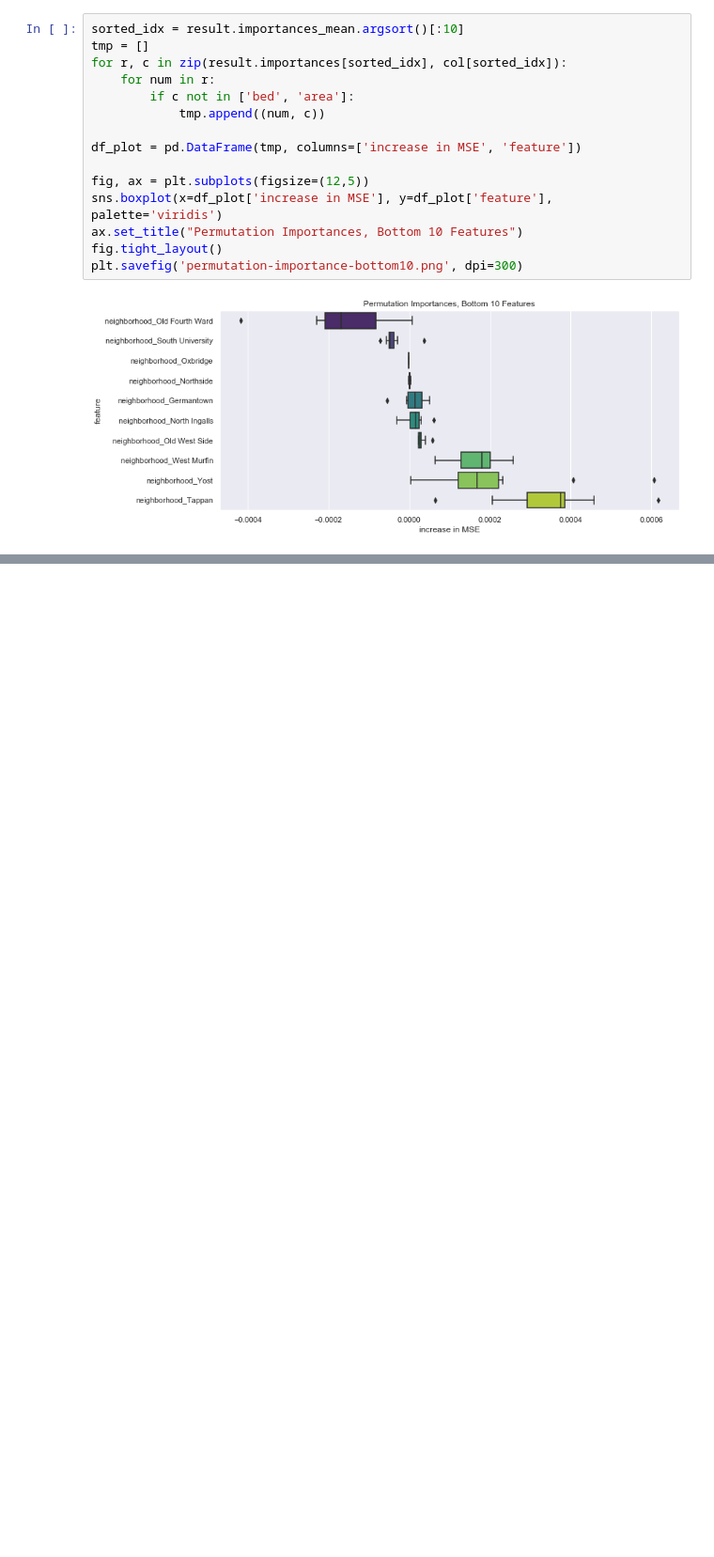
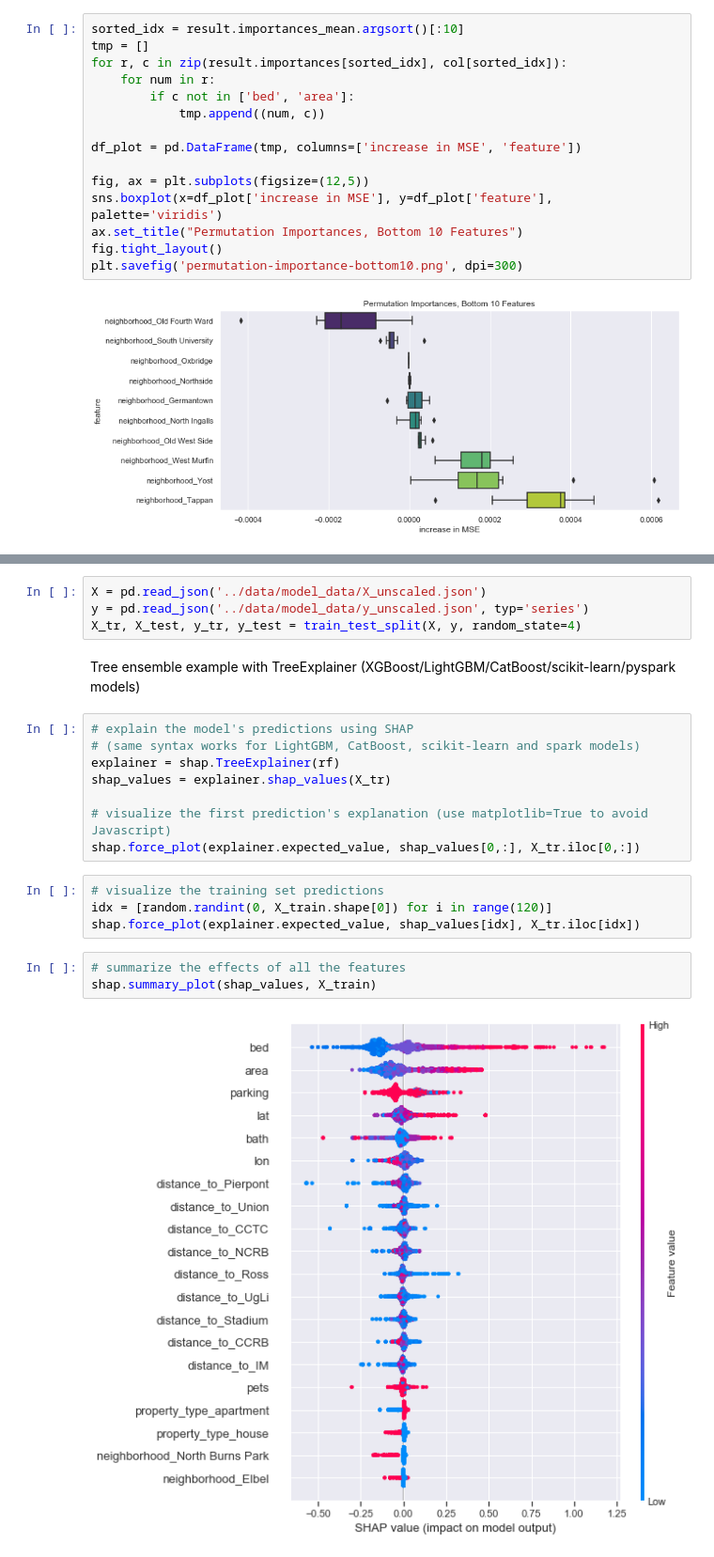
Before and after one commit to lilyzhai/housing-survey, a Jupyter notebook: regression/random-forest.ipynb, the cells around one changed output, grey strips where cells are left out. Shown at 94% size. Saved outputs shown, nothing was run; the diff lists cells and outputs as text; blank space fills up the shorter version.

```diff
--- a/regression/random-forest.ipynb
+++ b/regression/random-forest.ipynb
@@ -175,0 +186,23 @@ plt.savefig('permutation-importance-bottom10.png', dpi=300)
+# %%
+X = pd.read_json('../data/model_data/X_unscaled.json')
+y = pd.read_json('../data/model_data/y_unscaled.json', typ='series')
+X_tr, X_test, y_tr, y_test = train_test_split(X, y, random_state=4)
+# %% [markdown]
+Tree ensemble example with TreeExplainer (XGBoost/LightGBM/CatBoost/scikit-learn/pyspark models)
+# %%
+# explain the model's predictions using SHAP
+# (same syntax works for LightGBM, CatBoost, scikit-learn and spark models)
+explainer = shap.TreeExplainer(rf)
+shap_values = explainer.shap_values(X_tr)
+
+# visualize the first prediction's explanation (use matplotlib=True to avoid Javascript)
+shap.force_plot(explainer.expected_value, shap_values[0,:], X_tr.iloc[0,:])
+# %%
+# visualize the training set predictions
+idx = [random.randint(0, X_train.shape[0]) for i in range(120)]
+shap.force_plot(explainer.expected_value, shap_values[idx], X_tr.iloc[idx])
+# %%
+# summarize the effects of all the features
+shap.summary_plot(shap_values, X_train)
+# %% [output]
+[figure, added]
```
Also changed, not shown: parts of 4 cells of this notebook, 2 other files.
